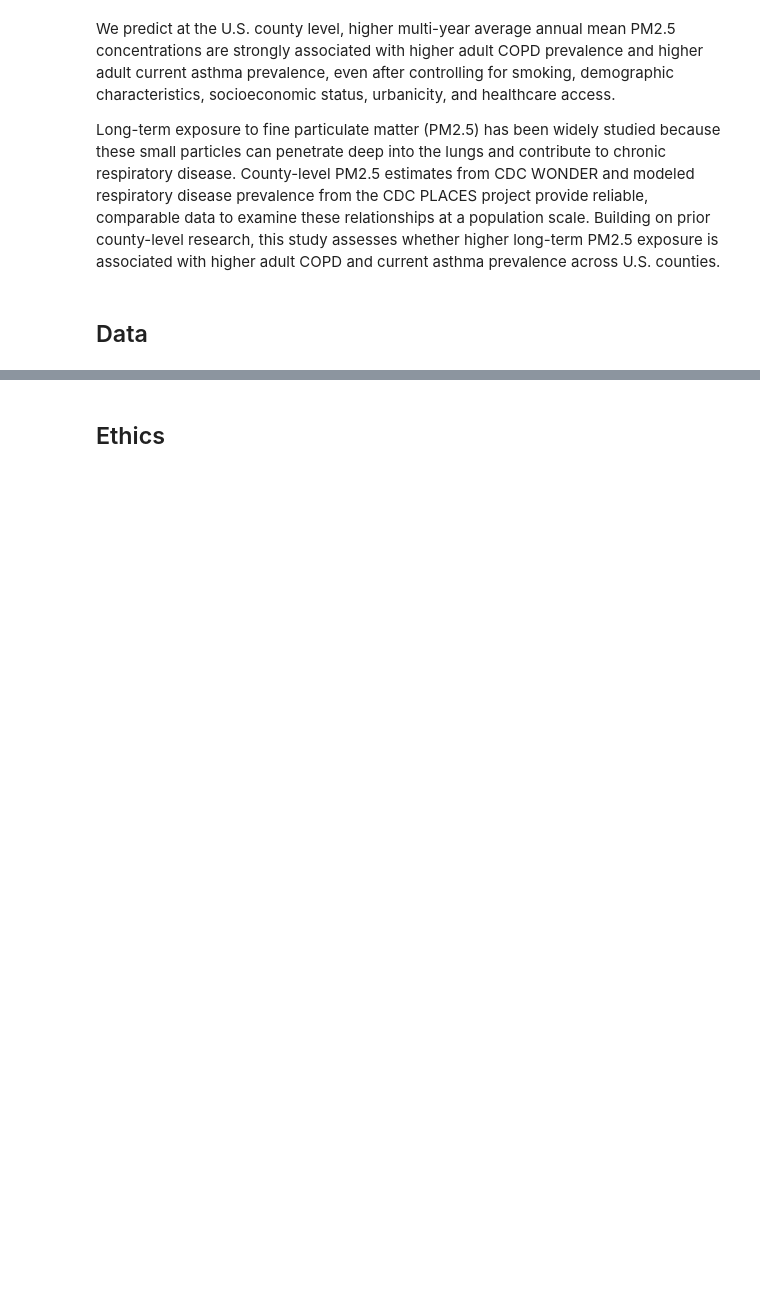
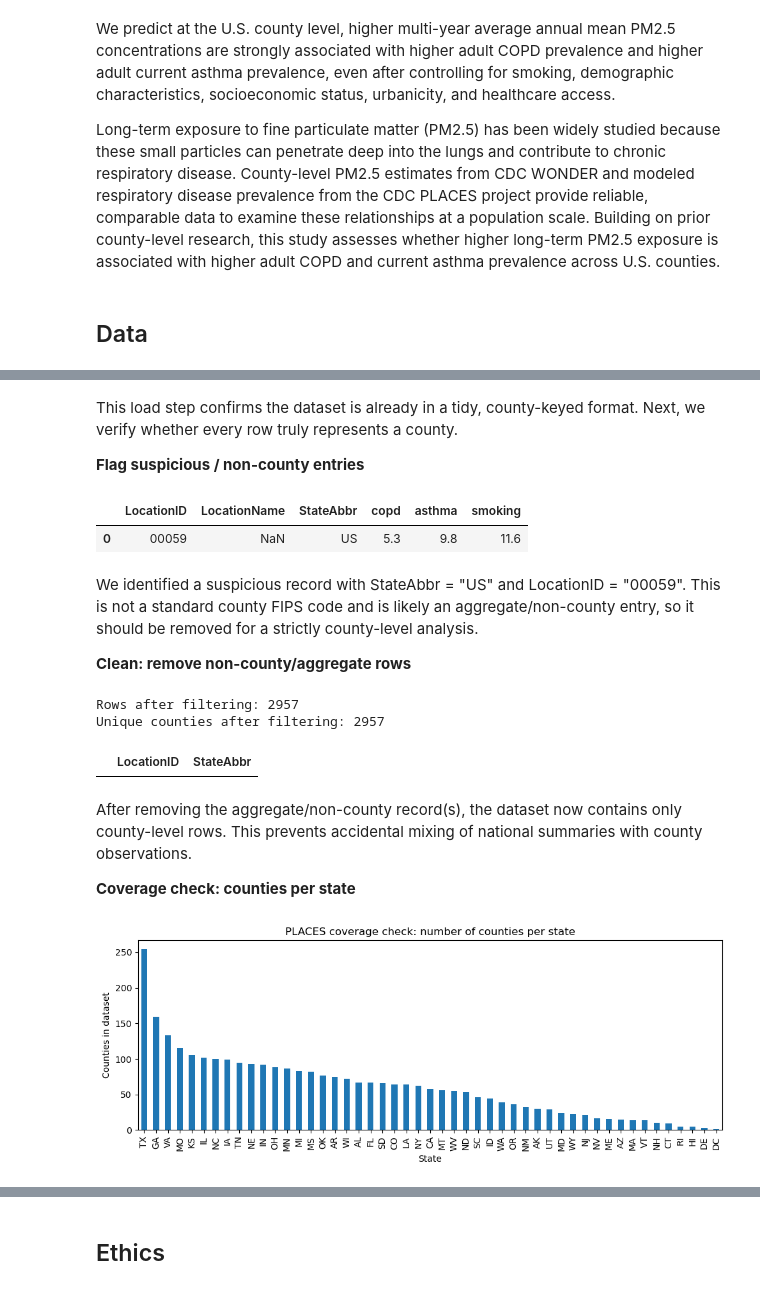
Before and after one commit to COGS108/Group142_WI26, a Jupyter notebook: 01-DataCheckpoint.ipynb, the cells around one changed output, grey strips where cells are left out. Drawn from its saved outputs; the diff is of its cells as text; code cells hidden in the pictures; blank space fills up the shorter version.

Commit message:
update dataset 1

```diff
--- a/01-DataCheckpoint.ipynb
+++ b/01-DataCheckpoint.ipynb
@@ -237,0 +171,12 @@ Please note that you can always keep adding more datasets in the future if these
+# %%
+import pandas as pd
+import matplotlib.pyplot as plt
+
+places = pd.read_csv(
+    "data/02-processed/places_2025_county_copd_asthma_smoking.csv",
+    dtype={"LocationID": "string"}
+)
+
+print("Rows (records):", places.shape[0])
+print("Unique LocationID:", places["LocationID"].nunique())
+places[["LocationID","LocationName","StateAbbr","copd","asthma","smoking"]].head()
@@ -237,0 +192,47 @@ Please note that you can always keep adding more datasets in the future if these
+# %% [markdown]
+This load step confirms the dataset is already in a tidy, county-keyed format. Next, we verify whether every row truly represents a county.
+
+**Flag suspicious / non-county entries**
+# %%
+# Any rows labeled as US rather than a state?
+sus_us = places.loc[places["StateAbbr"] == "US",
+                    ["LocationID","LocationName","StateAbbr","copd","asthma","smoking"]]
+sus_us
+# %% [output]
+|  | LocationID | LocationName | StateAbbr | copd | asthma | smoking |
+| 0 | 00059 | NaN | US | 5.3 | 9.8 | 11.6 |
+# %% [markdown]
+We identified a suspicious record with StateAbbr = "US" and LocationID = "00059". This is not a standard county FIPS code and is likely an aggregate/non-county entry, so it should be removed for a strictly county-level analysis.
+
+**Clean: remove non-county/aggregate rows**
+# %%
+places_clean = places[
+    (places["StateAbbr"] != "US") &
+    (~places["LocationID"].str.startswith("00"))
+].copy()
+
+print("Rows after filtering:", places_clean.shape[0])
+print("Unique counties after filtering:", places_clean["LocationID"].nunique())
+
+# sanity check: confirm no US rows remain
+places_clean.loc[places_clean["StateAbbr"]=="US", ["LocationID","StateAbbr"]]
+# %% [output]
+Rows after filtering: 2957
+Unique counties after filtering: 2957
+|  | LocationID | StateAbbr |
+# %% [markdown]
+After removing the aggregate/non-county record(s), the dataset now contains only county-level rows. This prevents accidental mixing of national summaries with county observations.
+
+**Coverage check: counties per state**
+# %%
+state_counts = places_clean.groupby("StateAbbr")["LocationID"].nunique().sort_values(ascending=False)
+
+plt.figure(figsize=(10,4))
+state_counts.plot(kind="bar")
+plt.title("PLACES coverage check: number of counties per state")
+plt.xlabel("State")
+plt.ylabel("Counties in dataset")
+plt.tight_layout()
+plt.show()
+# %% [output]
+[figure, added]
```
Also changed, not shown: parts of 22 cells of this notebook.
